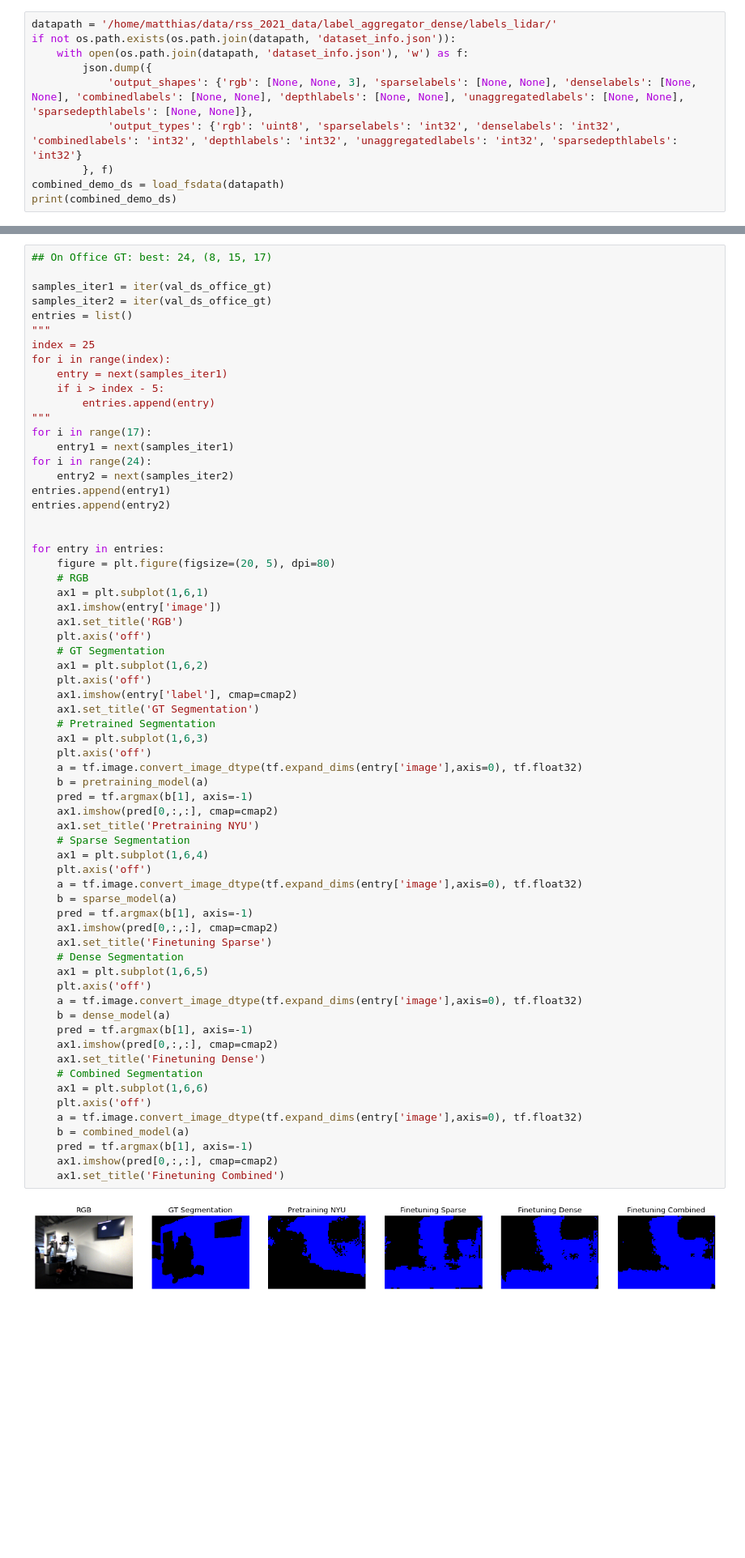
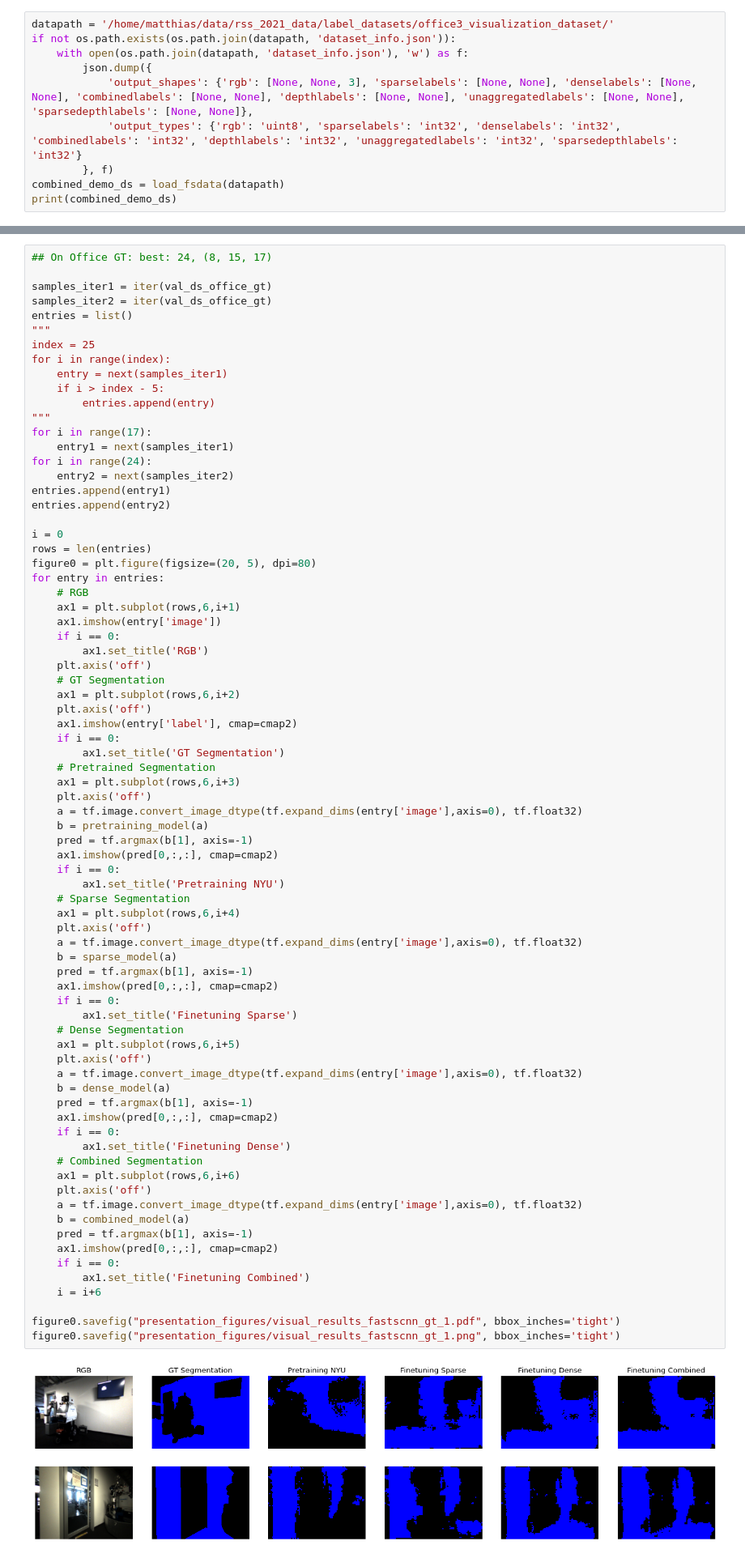
Before and after one commit to ethz-asl/background_foreground_segmentation, a Jupyter notebook: src/visualizations.ipynb, the cells around one changed output, grey strips where cells are left out. Shown at 81% size. Saved outputs shown, nothing was run; the diff lists cells and outputs as text; blank space fills up the shorter version.

```diff
--- a/src/visualizations.ipynb
+++ b/src/visualizations.ipynb
@@ -69,7 +69,7 @@ figure0.savefig("presentation_figures/gt_segmentation_example.png", bbox_inches=
 # %% [markdown]
 ## dense_pseudolabels_example1 (rgb, sparse, dense, depth)
 # %%
-datapath = '/home/matthias/data/rss_2021_data/label_aggregator_dense/labels_lidar/'
+datapath = '/home/matthias/data/rss_2021_data/label_datasets/office3_visualization_dataset/'
 if not os.path.exists(os.path.join(datapath, 'dataset_info.json')):
     with open(os.path.join(datapath, 'dataset_info.json'), 'w') as f:
         json.dump({
@@ -228,50 +232,61 @@ for i in range(24):
 entries.append(entry1)
 entries.append(entry2)
 
-
+i = 0
+rows = len(entries)
+figure0 = plt.figure(figsize=(20, 5), dpi=80)
 for entry in entries:
-    figure = plt.figure(figsize=(20, 5), dpi=80)
     # RGB
-    ax1 = plt.subplot(1,6,1)
+    ax1 = plt.subplot(rows,6,i+1)
     ax1.imshow(entry['image'])
-    ax1.set_title('RGB')
+    if i == 0:
+        ax1.set_title('RGB')
     plt.axis('off')
     # GT Segmentation
-    ax1 = plt.subplot(1,6,2)
+    ax1 = plt.subplot(rows,6,i+2)
     plt.axis('off')
     ax1.imshow(entry['label'], cmap=cmap2)
-    ax1.set_title('GT Segmentation')
+    if i == 0:
+        ax1.set_title('GT Segmentation')
     # Pretrained Segmentation
-    ax1 = plt.subplot(1,6,3)
+    ax1 = plt.subplot(rows,6,i+3)
     plt.axis('off')
     a = tf.image.convert_image_dtype(tf.expand_dims(entry['image'],axis=0), tf.float32)
     b = pretraining_model(a)
     pred = tf.argmax(b[1], axis=-1)
     ax1.imshow(pred[0,:,:], cmap=cmap2)
-    ax1.set_title('Pretraining NYU')
+    if i == 0:
+        ax1.set_title('Pretraining NYU')
     # Sparse Segmentation
-    ax1 = plt.subplot(1,6,4)
+    ax1 = plt.subplot(rows,6,i+4)
     plt.axis('off')
     a = tf.image.convert_image_dtype(tf.expand_dims(entry['image'],axis=0), tf.float32)
     b = sparse_model(a)
     pred = tf.argmax(b[1], axis=-1)
     ax1.imshow(pred[0,:,:], cmap=cmap2)
-    ax1.set_title('Finetuning Sparse')
+    if i == 0:
+        ax1.set_title('Finetuning Sparse')
     # Dense Segmentation
-    ax1 = plt.subplot(1,6,5)
+    ax1 = plt.subplot(rows,6,i+5)
     plt.axis('off')
     a = tf.image.convert_image_dtype(tf.expand_dims(entry['image'],axis=0), tf.float32)
     b = dense_model(a)
     pred = tf.argmax(b[1], axis=-1)
     ax1.imshow(pred[0,:,:], cmap=cmap2)
-    ax1.set_title('Finetuning Dense')
+    if i == 0:
+        ax1.set_title('Finetuning Dense')
     # Combined Segmentation
-    ax1 = plt.subplot(1,6,6)
+    ax1 = plt.subplot(rows,6,i+6)
     plt.axis('off')
     a = tf.image.convert_image_dtype(tf.expand_dims(entry['image'],axis=0), tf.float32)
     b = combined_model(a)
     pred = tf.argmax(b[1], axis=-1)
     ax1.imshow(pred[0,:,:], cmap=cmap2)
-    ax1.set_title('Finetuning Combined')
+    if i == 0:
+        ax1.set_title('Finetuning Combined')
+    i = i+6
+
+figure0.savefig("presentation_figures/visual_results_fastscnn_gt_1.pdf", bbox_inches='tight')
+figure0.savefig("presentation_figures/visual_results_fastscnn_gt_1.png", bbox_inches='tight')
 # %% [output]
-[figure, old version]
+[figure, new version]
```
Also changed, not shown: parts of 22 cells of this notebook, 3 other files.
